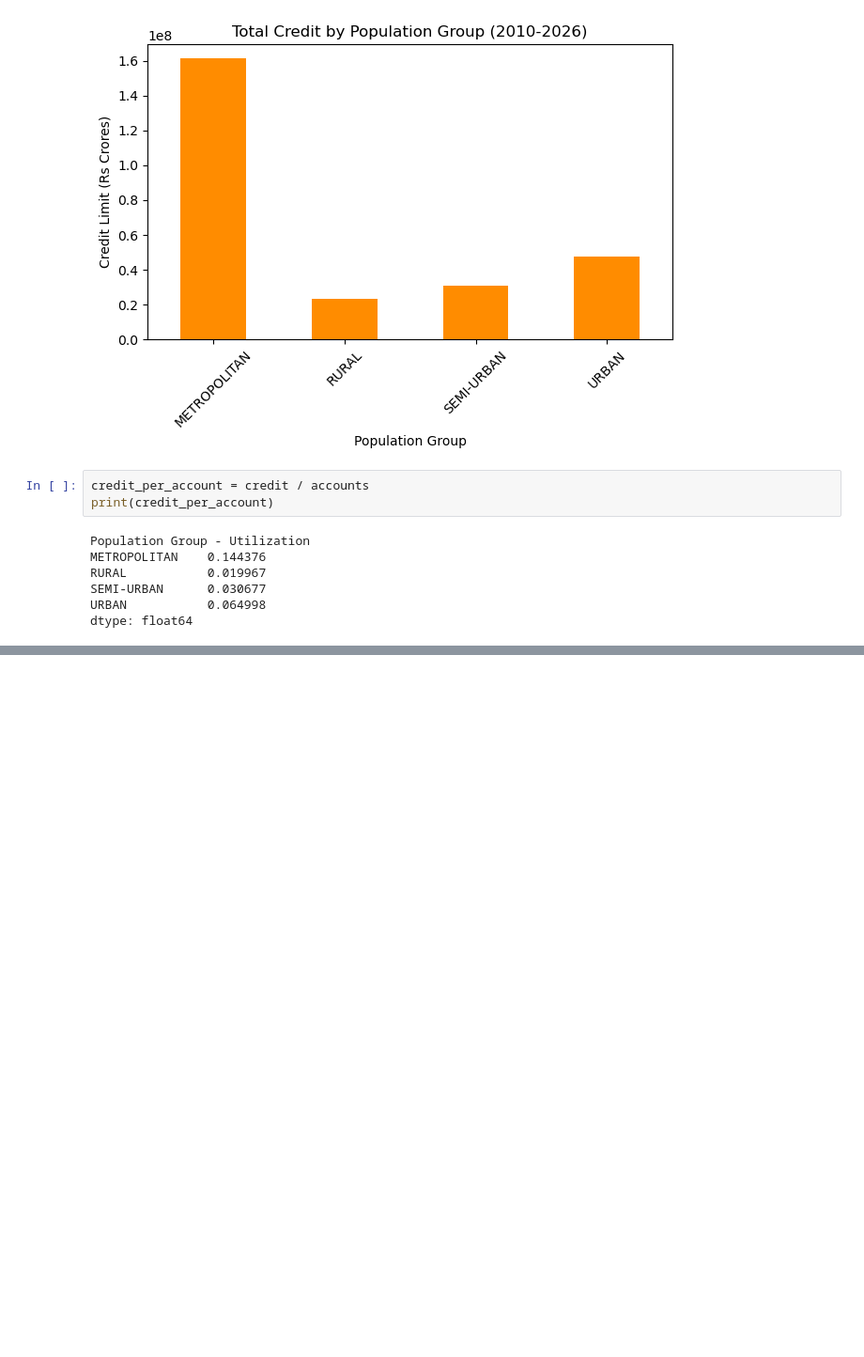
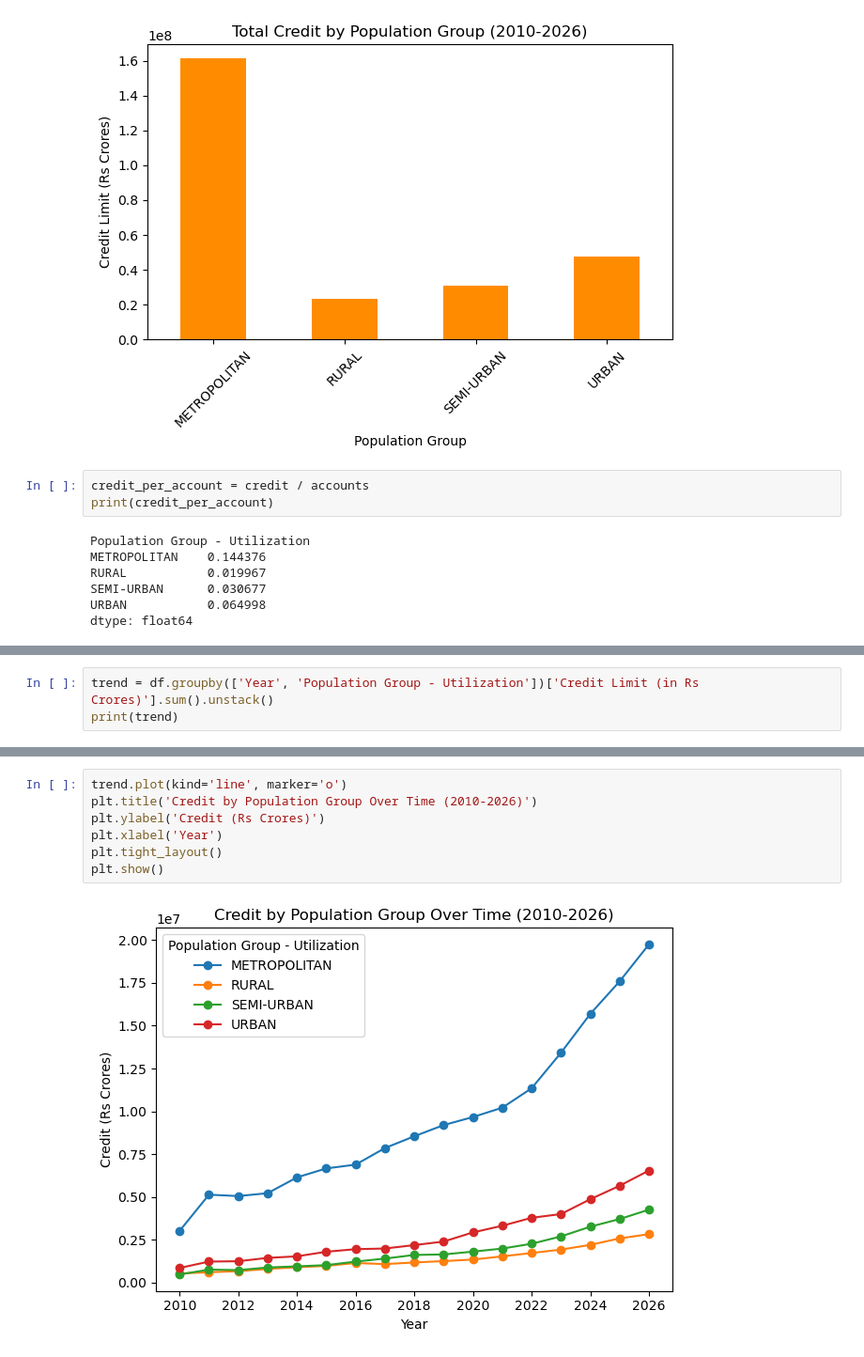
Before and after one commit to Aditi2612/financial-inclusion-india, a Jupyter notebook: 01_load_and_combine.ipynb, the cells around one changed output, grey strips where cells are left out. Shown at 94% size. Saved outputs shown, nothing was run; the diff lists cells and outputs as text; blank space fills up the shorter version.

Commit message:
Add files via upload
Add credit-over-time trend chart (rural-urban gap widens post-2020)

```diff
--- a/01_load_and_combine.ipynb
+++ b/01_load_and_combine.ipynb
@@ -256,0 +275,3 @@ dtype: float64
+# %%
+trend = df.groupby(['Year', 'Population Group - Utilization'])['Credit Limit (in Rs Crores)'].sum().unstack()
+print(trend)
@@ -256,0 +296,9 @@ dtype: float64
+# %%
+trend.plot(kind='line', marker='o')
+plt.title('Credit by Population Group Over Time (2010-2026)')
+plt.ylabel('Credit (Rs Crores)')
+plt.xlabel('Year')
+plt.tight_layout()
+plt.show()
+# %% [output]
+[figure, added]
```
Also changed, not shown: parts of 3 cells of this notebook.
